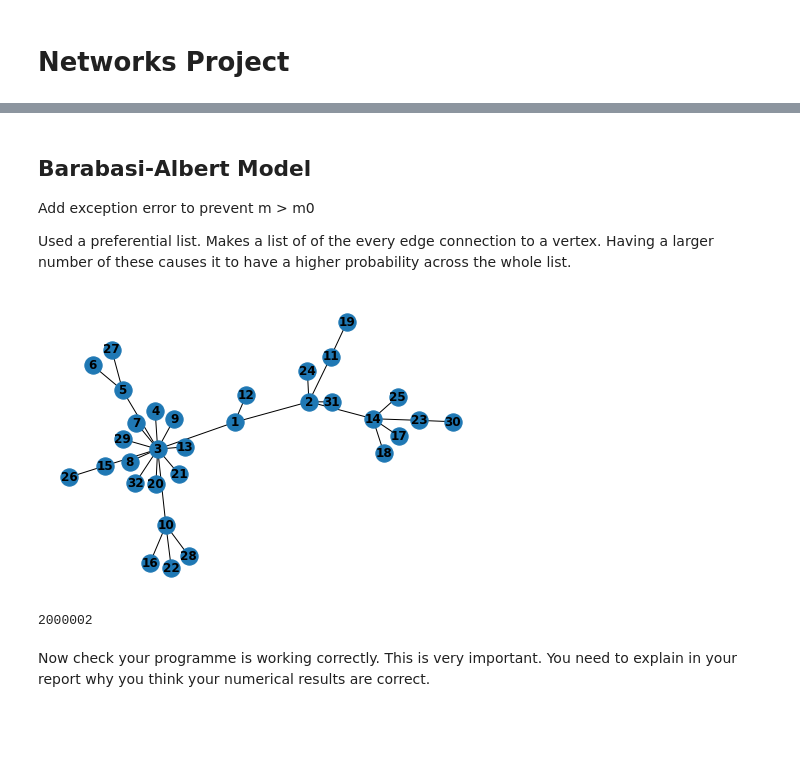
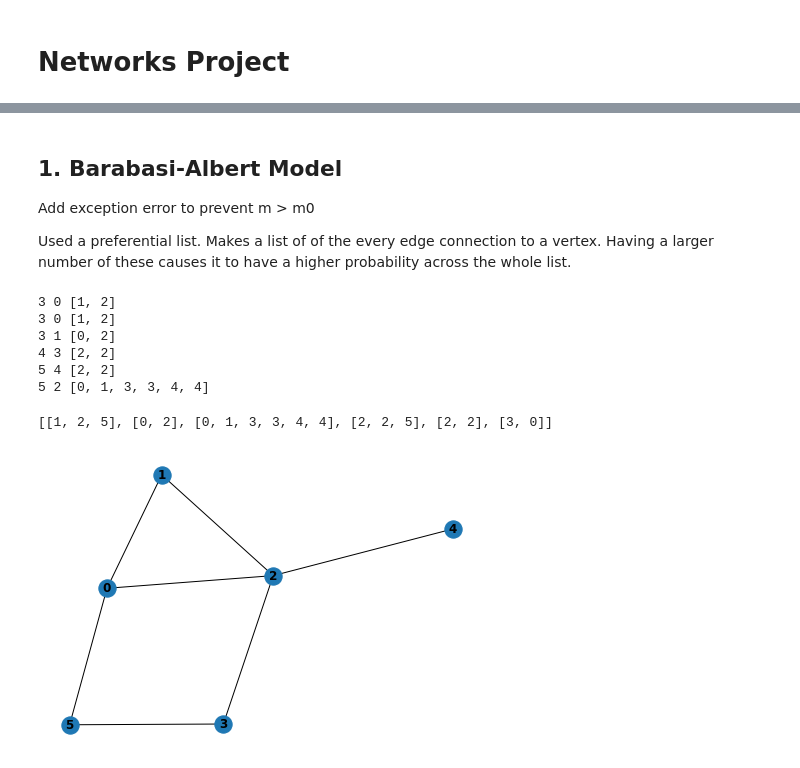
Before and after one commit to shaunfg/Complexity-Networks, a Jupyter notebook: networks/networks_project.ipynb, the cells around one changed output, grey strips where cells are left out. Drawn from its saved outputs; the diff is of its cells as text; code cells hidden in the pictures; blank space fills up the shorter version.

Commit message:
trying to walk

```diff
--- a/networks/networks_project.ipynb
+++ b/networks/networks_project.ipynb
@@ -24,5 +27,5 @@ nx.draw(G, with_labels=True, font_weight='bold')
 # %% [markdown]
-## Barabasi-Albert Model
+## 1. Barabasi-Albert Model
 
 Add exception error to prevent m > m0
 
@@ -81,24 +165,20 @@ class BA():
 
     def draw(self):
         nx.draw(self.G, with_labels=True, font_weight='bold')
-# %%
-time = 30
-
-Ba = BA(time_limit = time,m = 1,m_start = 2)
-Ba.run()
-Ba.draw()
-prefs = Ba.get_degrees()
-
-
-# plt.figure()
-# # plt.hist(prefs,bins = time+1)
-# plt.hist(prefs,bins = int((time+1)/3))
-# print("checks")
-# %% [output]
-[figure, removed]
-# %%
-print(len(prefs))
-# %% [output]
-2000002
-# %% [markdown]
-Now check your programme is working correctly. This is very important. You need to explain in your report why you think your numerical results are correct.
+# %%
+BA = Barabasi_Albert(time_limit = 4 , m=2, m_start = 2)
+df = BA.drive_walk(q = 0.5)
+BA.draw()
+BA.neighbours
+# print(BA.neighbours)
+# df
+# random.uniform(0,1)
+# %% [output]
+3 0 [1, 2]
+3 0 [1, 2]
+3 1 [0, 2]
+4 3 [2, 2]
+5 4 [2, 2]
+5 2 [0, 1, 3, 3, 4, 4]
+[[1, 2, 5], [0, 2], [0, 1, 3, 3, 4, 4], [2, 2, 5], [2, 2], [3, 0]]
+[figure, added]
```
Also changed, not shown: parts of 25 cells of this notebook, 1 other file.
